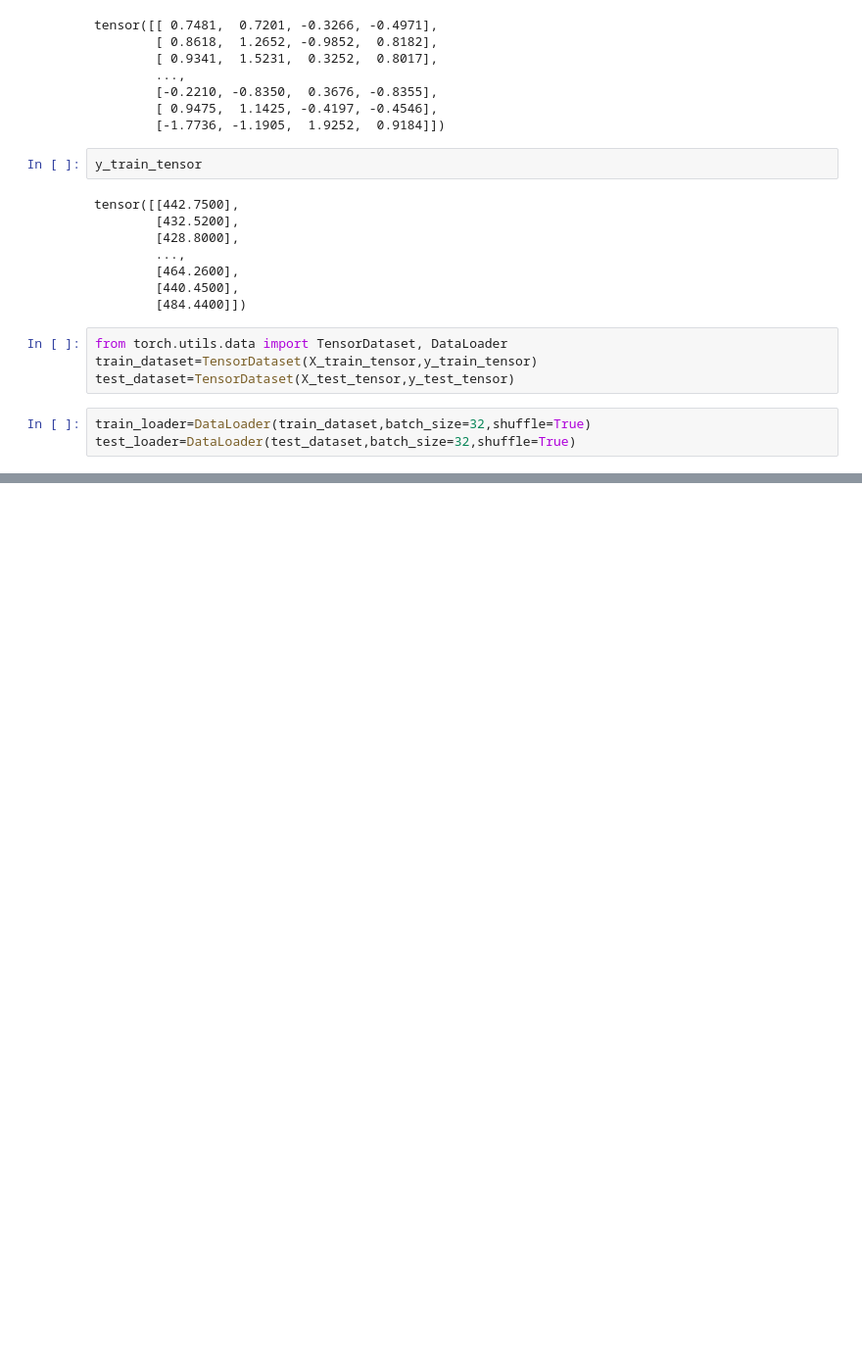
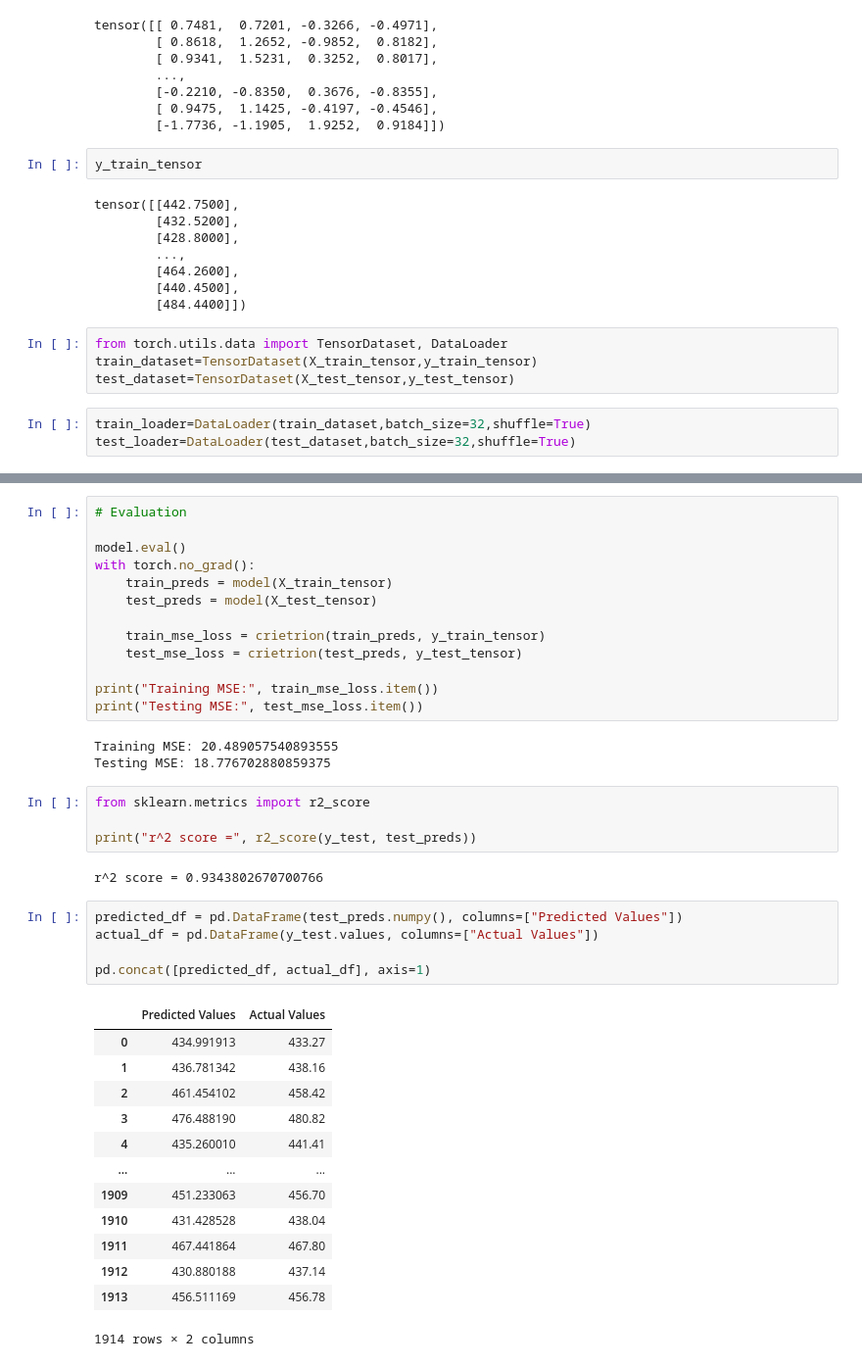
Before and after one commit to karunahuja/MachineLearning, a Jupyter notebook: DeepLearning/ANNRegression.ipynb, the cells around one changed output, grey strips where cells are left out. Shown at 98% size. Drawn from its saved outputs; the diff is of its cells as text; blank space fills up the shorter version.

```diff
--- a/DeepLearning/ANNRegression.ipynb
+++ b/DeepLearning/ANNRegression.ipynb
@@ -139,0 +235,41 @@ class NN(nn.Module):
+# %%
+# Evaluation
+
+model.eval()
+with torch.no_grad():
+    train_preds = model(X_train_tensor)
+    test_preds = model(X_test_tensor)
+
+    train_mse_loss = crietrion(train_preds, y_train_tensor)
+    test_mse_loss = crietrion(test_preds, y_test_tensor)
+
+print("Training MSE:", train_mse_loss.item())
+print("Testing MSE:", test_mse_loss.item())
+# %% [output]
+Training MSE: 20.489057540893555
+Testing MSE: 18.776702880859375
+# %%
+from sklearn.metrics import r2_score
+
+print("r^2 score =", r2_score(y_test, test_preds))
+# %% [output]
+r^2 score = 0.9343802670700766
+# %%
+predicted_df = pd.DataFrame(test_preds.numpy(), columns=["Predicted Values"])
+actual_df = pd.DataFrame(y_test.values, columns=["Actual Values"])
+
+pd.concat([predicted_df, actual_df], axis=1)
+# %% [output]
+|  | Predicted Values | Actual Values |
+| 0 | 434.991913 | 433.27 |
+| 1 | 436.781342 | 438.16 |
+| 2 | 461.454102 | 458.42 |
+| 3 | 476.488190 | 480.82 |
+| 4 | 435.260010 | 441.41 |
+| ... | ... | ... |
+| 1909 | 451.233063 | 456.70 |
+| 1910 | 431.428528 | 438.04 |
+| 1911 | 467.441864 | 467.80 |
+| 1912 | 430.880188 | 437.14 |
+| 1913 | 456.511169 | 456.78 |
+1914 rows × 2 columns
```
Also changed, not shown: parts of 5 cells of this notebook, 1 other file.
